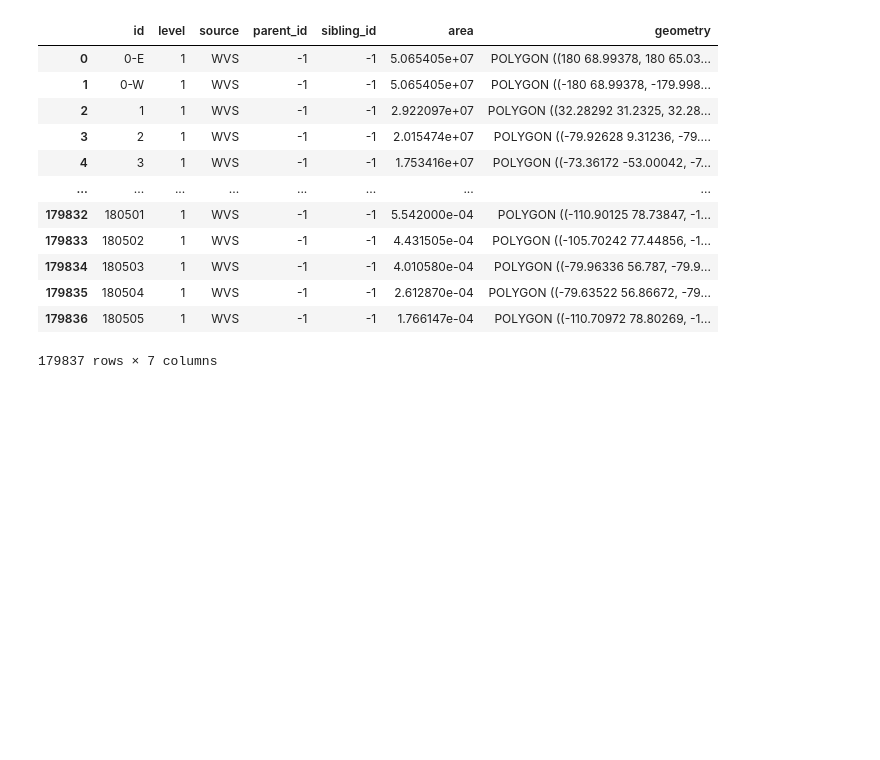
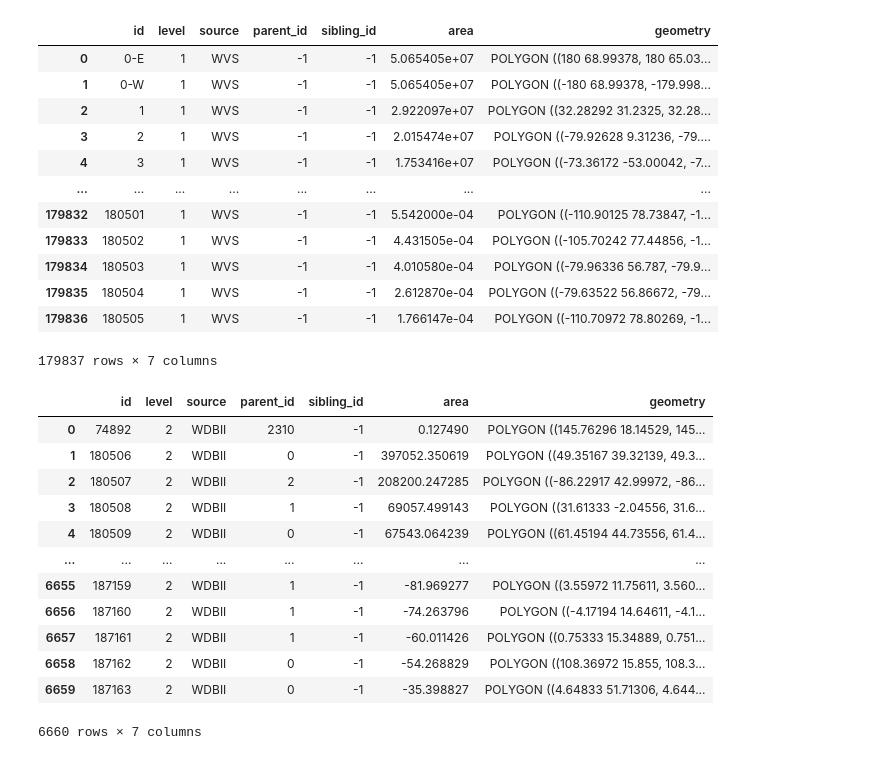
Before and after one commit to Matei-Stoica-Uni/Capstone-Case-Study---Australia, a Jupyter notebook: GSHHS_mapping_tryout.ipynb, the cells around one changed output. Drawn from its saved outputs; the diff is of its cells as text; code cells hidden in the pictures; blank space fills up the shorter version.

```diff
--- a/GSHHS_mapping_tryout.ipynb
+++ b/GSHHS_mapping_tryout.ipynb
@@ -28,6 +30,22 @@ data
 | 179835 | 180504 | 1 | WVS | -1 | -1 | 2.612870e-04 | POLYGON ((-79.63522 56.86672, -79... |
 | 179836 | 180505 | 1 | WVS | -1 | -1 | 1.766147e-04 | POLYGON ((-110.70972 78.80269, -1... |
 179837 rows × 7 columns
+# %%
+data_lakes
+# %% [output]
+|  | id | level | source | parent_id | sibling_id | area | geometry |
+| 0 | 74892 | 2 | WDBII | 2310 | -1 | 0.127490 | POLYGON ((145.76296 18.14529, 145... |
+| 1 | 180506 | 2 | WDBII | 0 | -1 | 397052.350619 | POLYGON ((49.35167 39.32139, 49.3... |
+| 2 | 180507 | 2 | WDBII | 2 | -1 | 208200.247285 | POLYGON ((-86.22917 42.99972, -86... |
+| 3 | 180508 | 2 | WDBII | 1 | -1 | 69057.499143 | POLYGON ((31.61333 -2.04556, 31.6... |
+| 4 | 180509 | 2 | WDBII | 0 | -1 | 67543.064239 | POLYGON ((61.45194 44.73556, 61.4... |
+| ... | ... | ... | ... | ... | ... | ... | ... |
+| 6655 | 187159 | 2 | WDBII | 1 | -1 | -81.969277 | POLYGON ((3.55972 11.75611, 3.560... |
+| 6656 | 187160 | 2 | WDBII | 1 | -1 | -74.263796 | POLYGON ((-4.17194 14.64611, -4.1... |
+| 6657 | 187161 | 2 | WDBII | 1 | -1 | -60.011426 | POLYGON ((0.75333 15.34889, 0.751... |
+| 6658 | 187162 | 2 | WDBII | 0 | -1 | -54.268829 | POLYGON ((108.36972 15.855, 108.3... |
+| 6659 | 187163 | 2 | WDBII | 0 | -1 | -35.398827 | POLYGON ((4.64833 51.71306, 4.644... |
+6660 rows × 7 columns
 # %%
 bbox_aus_corners = ((112,-10),(154,-10),(154,-44),(112,-44))
 aus_bbox = Polygon(bbox_aus_corners)
```
Also changed, not shown: parts of 4 cells of this notebook.
